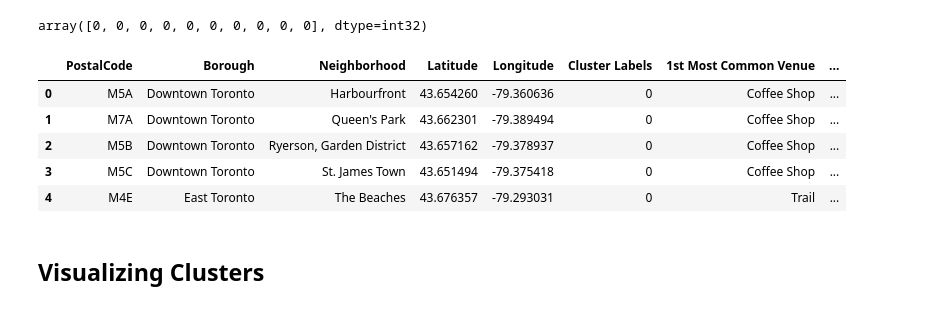
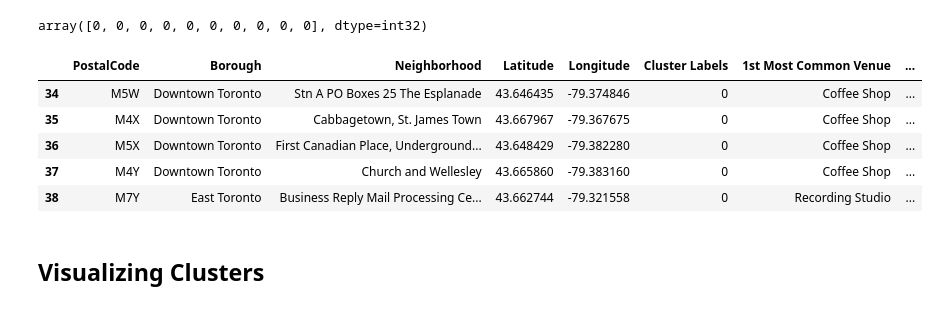
Before and after one commit to svsraju/Best-Location-to-Choose, a Jupyter notebook: Coursera_capstone.ipynb, the cells around one changed output. Drawn from its saved outputs; the diff is of its cells as text; code cells hidden in the pictures.

Commit message:
Published from Watson Studio.

```diff
--- a/Coursera_capstone.ipynb
+++ b/Coursera_capstone.ipynb
@@ -605,20 +617,20 @@ array([0, 0, 0, 0, 0, 0, 0, 0, 0, 0], dtype=int32)
 # %%
 # add clustering labels
 neighborhoods_venues_sorted.insert(0, 'Cluster Labels', kmeans.labels_)
 
 toronto_merged = Toronto_data
 
 # merge toronto_grouped with toronto_data to add latitude/longitude for each neighborhood
 toronto_merged = toronto_merged.join(neighborhoods_venues_sorted.set_index('Neighborhood'), on='Neighborhood')
 
-toronto_merged.head() # check the last columns!
+toronto_merged.tail() # check the last columns!
 # %% [output]
 |  | PostalCode | Borough | Neighborhood | Latitude | Longitude | Cluster Labels | 1st Most Common Venue | ... |
-| 0 | M5A | Downtown Toronto | Harbourfront | 43.654260 | -79.360636 | 0 | Coffee Shop | ... |
-| 1 | M7A | Downtown Toronto | Queen's Park | 43.662301 | -79.389494 | 0 | Coffee Shop | ... |
-| 2 | M5B | Downtown Toronto | Ryerson, Garden District | 43.657162 | -79.378937 | 0 | Coffee Shop | ... |
-| 3 | M5C | Downtown Toronto | St. James Town | 43.651494 | -79.375418 | 0 | Coffee Shop | ... |
-| 4 | M4E | East Toronto | The Beaches | 43.676357 | -79.293031 | 0 | Trail | ... |
+| 34 | M5W | Downtown Toronto | Stn A PO Boxes 25 The Esplanade | 43.646435 | -79.374846 | 0 | Coffee Shop | ... |
+| 35 | M4X | Downtown Toronto | Cabbagetown, St. James Town | 43.667967 | -79.367675 | 0 | Coffee Shop | ... |
+| 36 | M5X | Downtown Toronto | First Canadian Place, Underground... | 43.648429 | -79.382280 | 0 | Coffee Shop | ... |
+| 37 | M4Y | Downtown Toronto | Church and Wellesley | 43.665860 | -79.383160 | 0 | Coffee Shop | ... |
+| 38 | M7Y | East Toronto | Business Reply Mail Processing Ce... | 43.662744 | -79.321558 | 0 | Recording Studio | ... |
 # %% [markdown]
 ## Visualizing Clusters
 # %%
```
Also changed, not shown: parts of 6 cells of this notebook.
